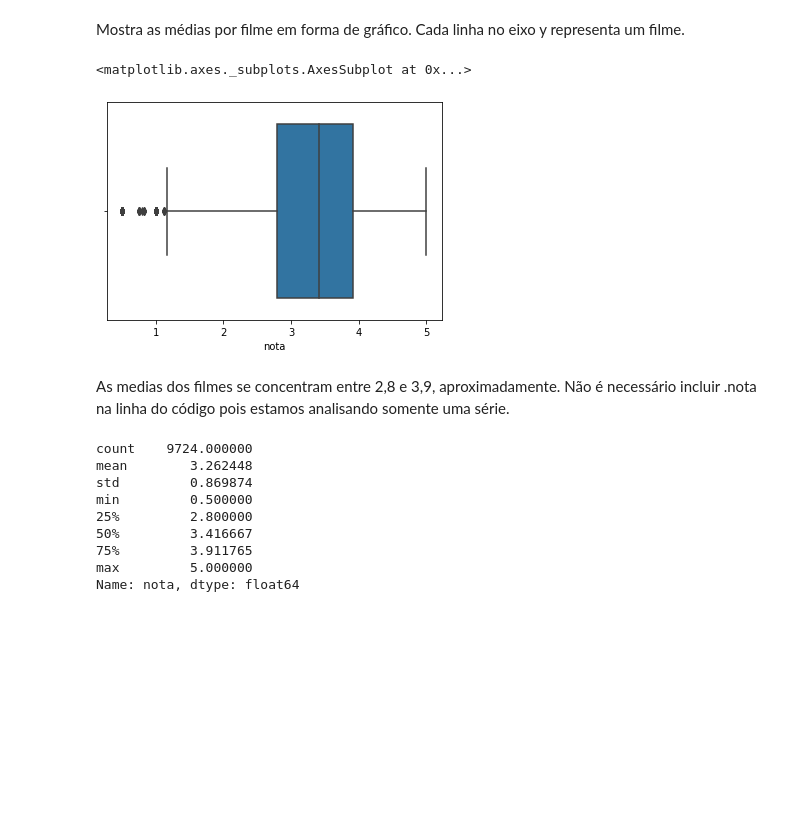
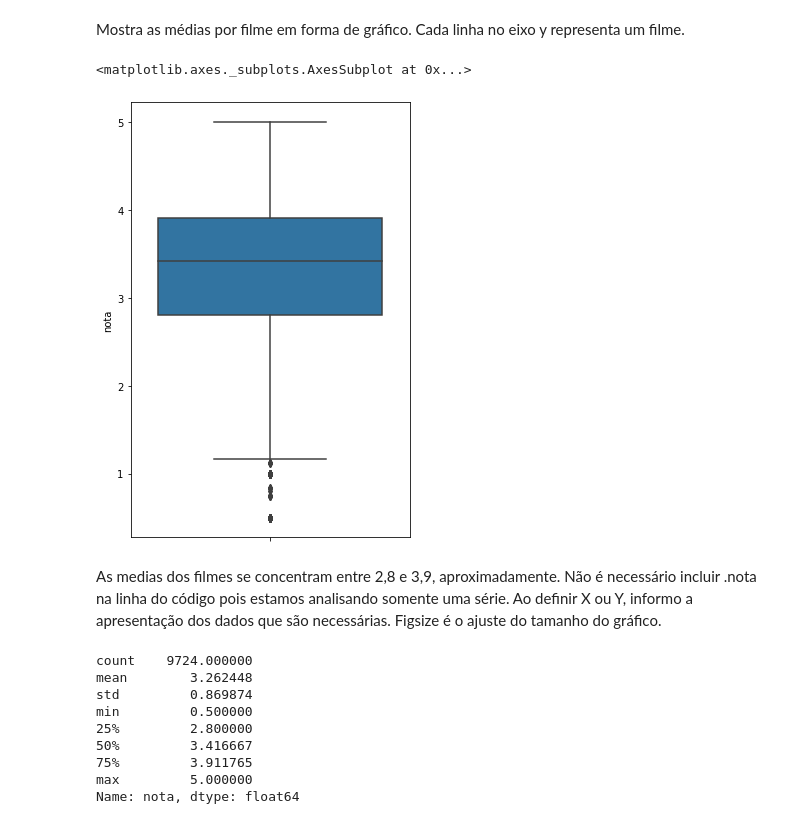
Before and after one commit to KerliS9/Cientista-de-dados, a Jupyter notebook: Introdução_à_Data_Science.ipynb, the cells around one changed output. Drawn from its saved outputs; the diff is of its cells as text; code cells hidden in the pictures; blank space fills up the shorter version.

```diff
--- a/Introdução_à_Data_Science.ipynb
+++ b/Introdução_à_Data_Science.ipynb
@@ -210,14 +210,18 @@ medias_por_filme.plot(kind='hist')
 # %% [markdown]
 Mostra as médias por filme em forma de gráfico.
 Cada linha no eixo y representa um filme.
-# %%
-sns.boxplot(medias_por_filme)
-# %% [output]
-<matplotlib.axes._subplots.AxesSubplot at 0x...>
-[figure, removed]
+# %%
+import matplotlib.pyplot as plt
+plt.figure(figsize=(5,8))
+sns.boxplot(y=medias_por_filme)
+# %% [output]
+<matplotlib.axes._subplots.AxesSubplot at 0x...>
+[figure, added]
 # %% [markdown]
 As medias dos filmes se concentram entre 2,8 e 3,9, aproximadamente.
 Não é necessário incluir .nota na linha do código pois estamos analisando somente uma série.
+Ao definir X ou Y, informo a apresentação dos dados que são necessárias.
+Figsize é o ajuste do tamanho do gráfico.
 # %%
 medias_por_filme.describe()
 # %% [output]
```
Also changed, not shown: parts of 4 cells of this notebook.
